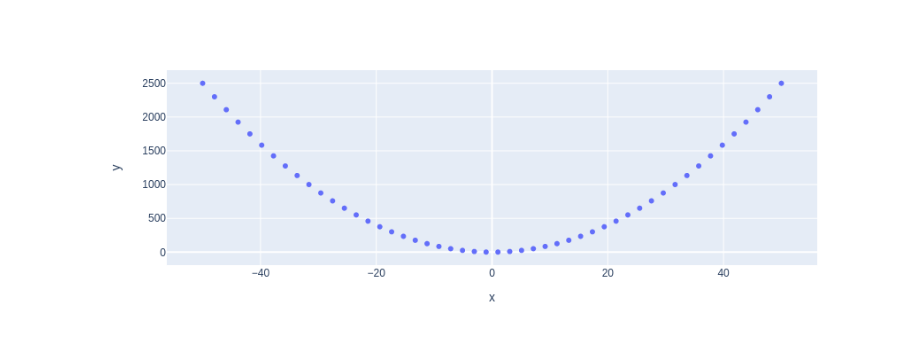
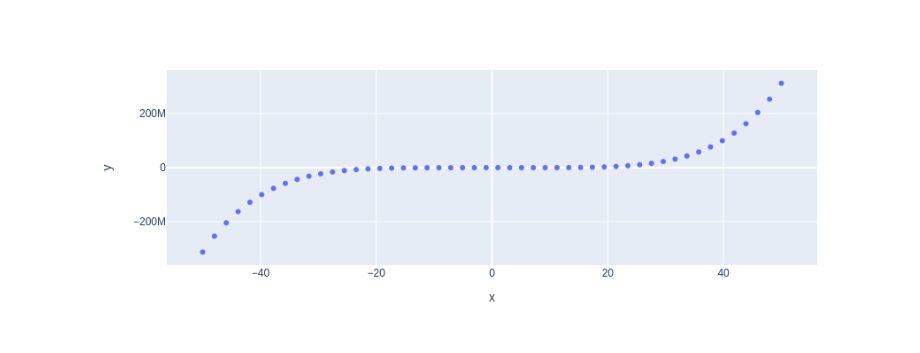
Before and after one commit to nohochmak/my-notebooks-repo, a Jupyter notebook: experimental1.ipynb, the cells around one changed output. Drawn from its saved outputs; the diff is of its cells as text; code cells hidden in the pictures.

```diff
--- a/experimental1.ipynb
+++ b/experimental1.ipynb
@@ -6,7 +6,7 @@ import plotly.express as px
 x = np.linspace(start=-50, stop=50)
 
 # y-axis data points
-y = x ** 2
+y = x ** 5
 
 # define the plot
 fig = px.scatter(x=x, y=y)
@@ -17 +16 @@ fig.show()
-[figure, old version]
+[figure, new version]
```
Also changed, not shown: parts of 1 cell of this notebook.
